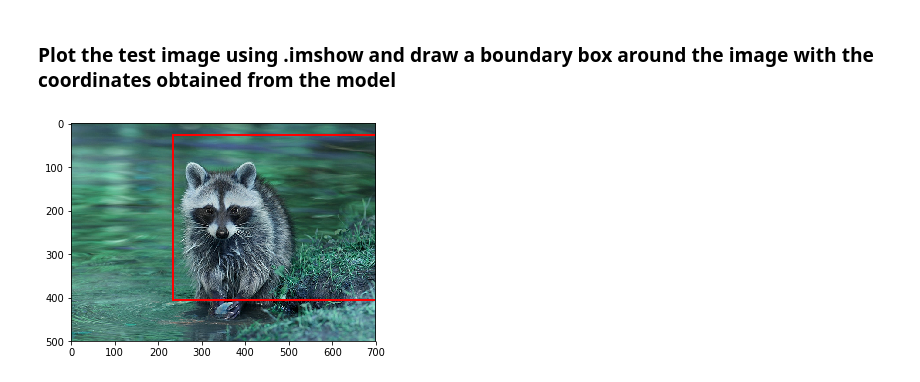
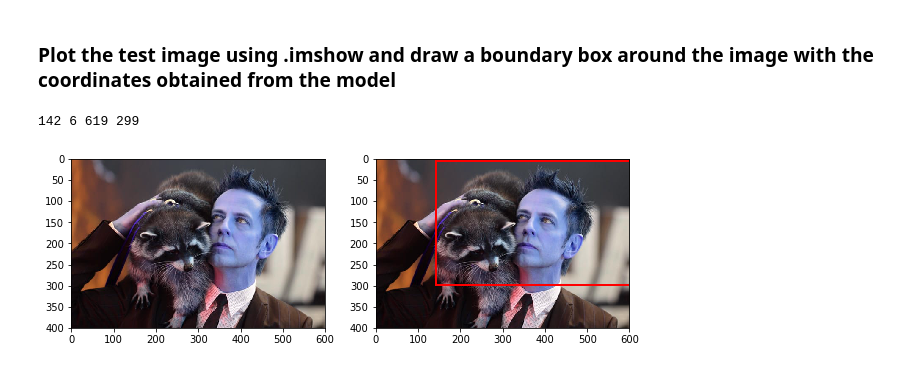
Before and after one commit to beejal27/Course-Labs, a Jupyter notebook: Residency09/Internal/AIML.M.Mar19-Internal_Lab_Questions-1.ipynb, the cells around one changed output. Drawn from its saved outputs; the diff is of its cells as text; code cells hidden in the pictures.

```diff
--- a/Residency09/Internal/AIML.M.Mar19-Internal_Lab_Questions-1.ipynb
+++ b/Residency09/Internal/AIML.M.Mar19-Internal_Lab_Questions-1.ipynb
@@ -237,7 +237,7 @@ Epoch 30/30
 ### Pick a test image from the given data
 # %%
 import cv2
-filename = './images/raccoon-41.jpg'
+filename = './images/raccoon-180.jpg'
 unscaled = cv2.imread(filename) # Original image for display
 # %% [markdown]
 ### Resize the image to 128 * 128 and preprocess the image for the MobileNet model
@@ -258,31 +258,35 @@ region = model.predict(x=np.array([feat_scaled]))[0] # Predict the BBox
 # %%
 x0 = int(region[0] * image_width / IMAGE_SIZE) # Scale the BBox
 y0 = int(region[1] * image_height / IMAGE_SIZE)
 
 x1 = int((region[0] + region[2]) * image_width / IMAGE_SIZE)
 y1 = int((region[1] + region[3]) * image_height / IMAGE_SIZE)
 
+print(x0, y0, x1, y1)
 bbox_width = x1 - x0
 bbox_height = y1 - y0
 
 import matplotlib.pyplot as plt
 import matplotlib.patches as patches
 from PIL import Image
 import numpy as np
 
 
 # Create figure and axes
-fig,ax = plt.subplots(1)
+fig, ax = plt.subplots(1, 2, figsize=(10, 5))
+
+ax[0].imshow(unscaled)
 
 # Display the image
-ax.imshow(unscaled)
+ax[1].imshow(unscaled)
 
 # Create a Rectangle patch
 rect = patches.Rectangle((x0, y0), bbox_width, bbox_height, linewidth=2, edgecolor='r', facecolor='none')
 
 # Add the patch to the Axes
-ax.add_patch(rect)
+ax[1].add_patch(rect)
 
 plt.show()
 # %% [output]
+142 6 619 299
-[figure, old version]
+[figure, new version]
```
Also changed, not shown: parts of 3 cells of this notebook.
